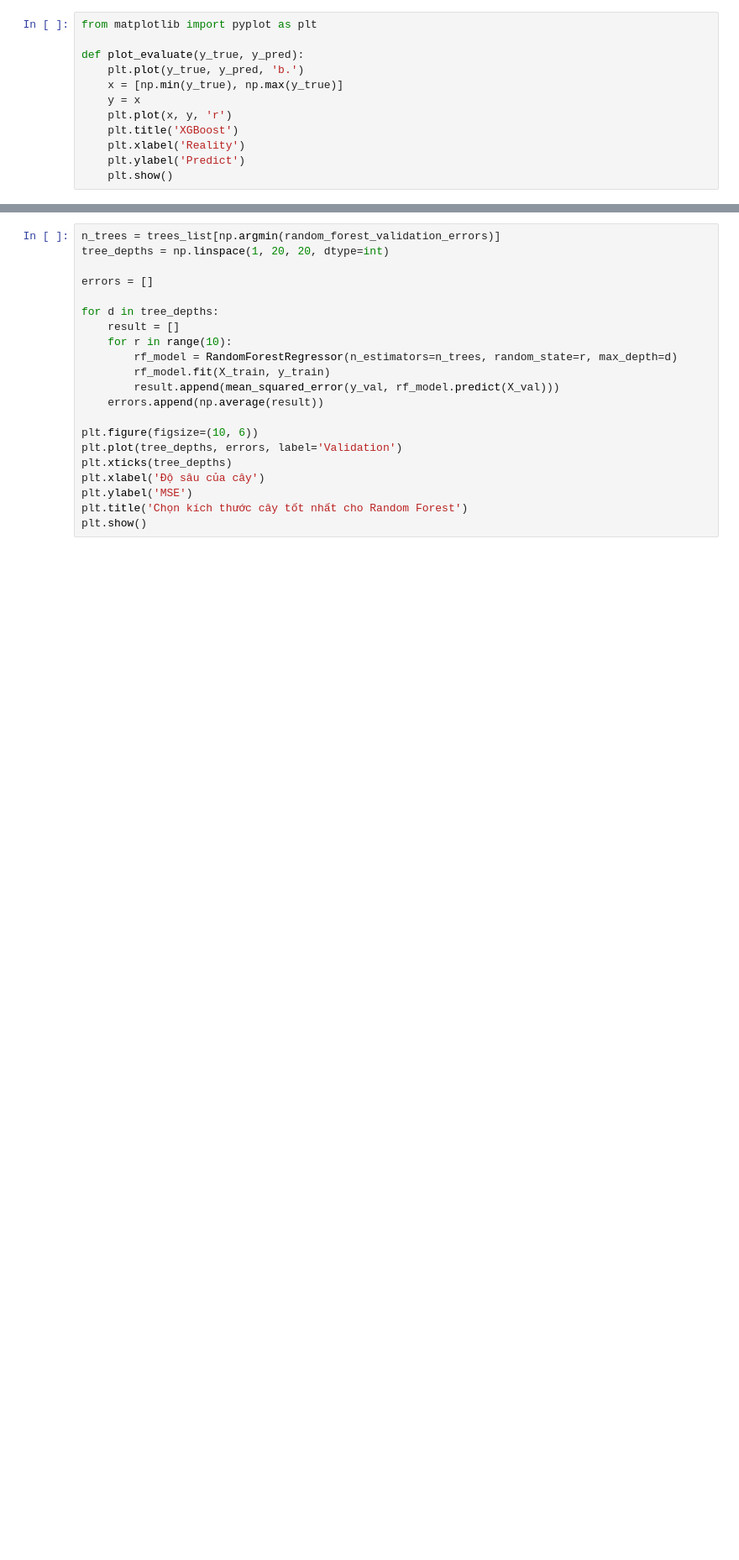
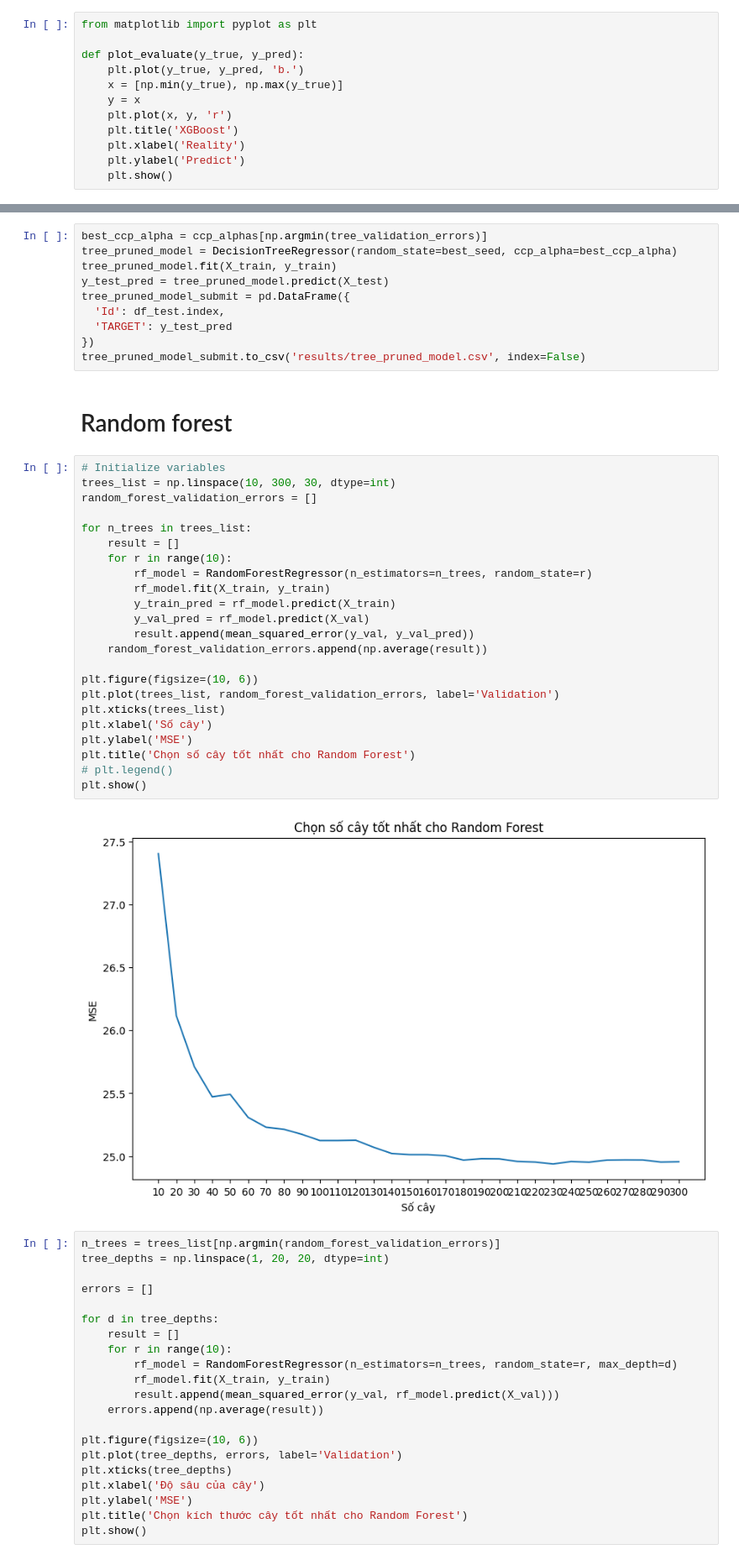
Before and after one commit to hsgsstudent/hanoi_real_estate_prediction, a Jupyter notebook: random_forest.ipynb, the cells around one changed output, grey strips where cells are left out. Shown at 84% size. Saved outputs shown, nothing was run; the diff lists cells and outputs as text; blank space fills up the shorter version.

```diff
--- a/random_forest.ipynb
+++ b/random_forest.ipynb
@@ -262,3 +317,40 @@ plt.show()
+# %%
+best_ccp_alpha = ccp_alphas[np.argmin(tree_validation_errors)]
+tree_pruned_model = DecisionTreeRegressor(random_state=best_seed, ccp_alpha=best_ccp_alpha)
+tree_pruned_model.fit(X_train, y_train)
+y_test_pred = tree_pruned_model.predict(X_test)
+tree_pruned_model_submit = pd.DataFrame({
+  'Id': df_test.index,
+  'TARGET': y_test_pred
+})
+tree_pruned_model_submit.to_csv('results/tree_pruned_model.csv', index=False)
+# %% [markdown]
+# Random forest
+# %%
+# Initialize variables
+trees_list = np.linspace(10, 300, 30, dtype=int)
+random_forest_validation_errors = []
+
+for n_trees in trees_list:
+    result = []
+    for r in range(10):
+        rf_model = RandomForestRegressor(n_estimators=n_trees, random_state=r)
+        rf_model.fit(X_train, y_train)
+        y_train_pred = rf_model.predict(X_train)
+        y_val_pred = rf_model.predict(X_val)
+        result.append(mean_squared_error(y_val, y_val_pred))
+    random_forest_validation_errors.append(np.average(result))
+
+plt.figure(figsize=(10, 6))
+plt.plot(trees_list, random_forest_validation_errors, label='Validation')
+plt.xticks(trees_list)
+plt.xlabel('Số cây')
+plt.ylabel('MSE')
+plt.title('Chọn số cây tốt nhất cho Random Forest')
+# plt.legend()
+plt.show()
+# %% [output]
+[figure, added]
 # %%
 n_trees = trees_list[np.argmin(random_forest_validation_errors)]
 tree_depths = np.linspace(1, 20, 20, dtype=int)
```
Also changed, not shown: parts of 8 cells of this notebook, 6 other files.
